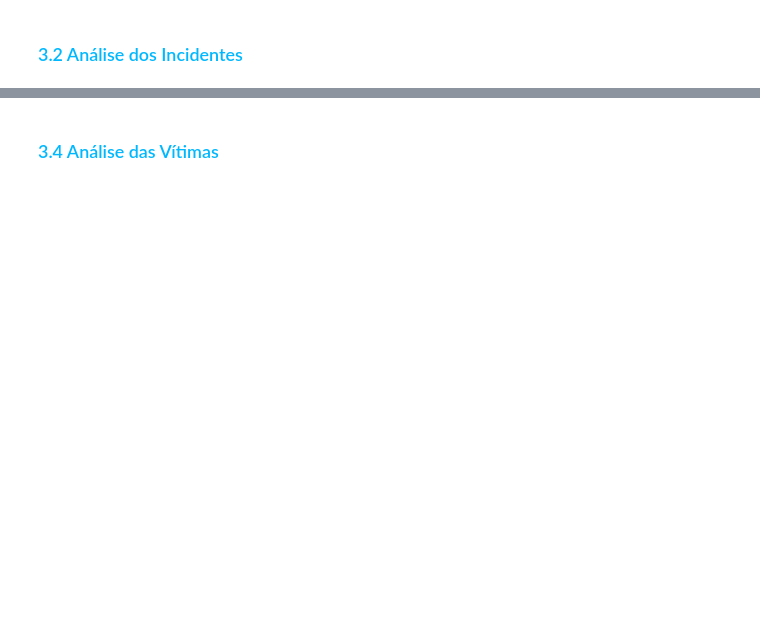
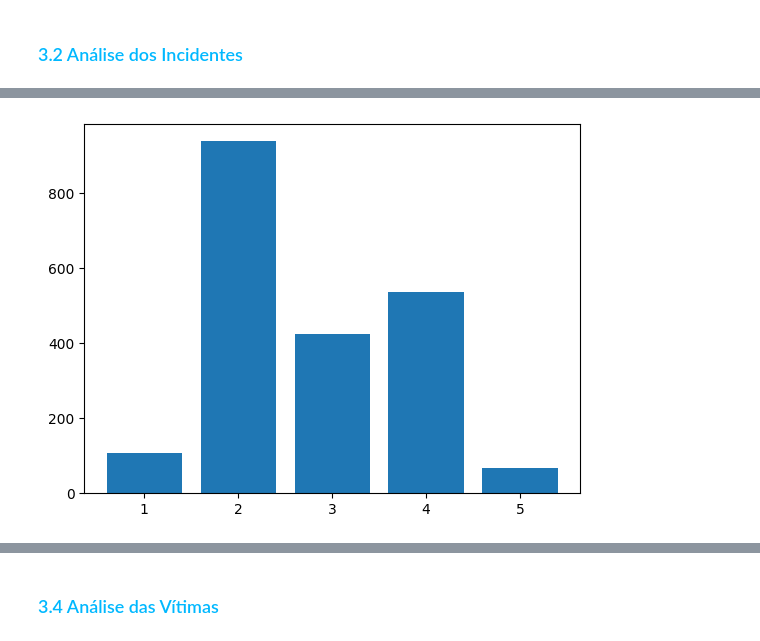
Before and after one commit to theBlueNautilus/gunviolence, a Jupyter notebook: Violência_Escolar.ipynb, the cells around one changed output, grey strips where cells are left out. Cells and saved outputs as stored; diff of their text form; code cells hidden in the pictures; blank space fills up the shorter version.

```diff
--- a/Violência_Escolar.ipynb
+++ b/Violência_Escolar.ipynb
@@ -38,7 +39,7 @@ import pandas as pd
 # %%
-# Importando 4 abas do arquivo
+# Importando 4 abas do arquivo de excel
 
-df_incid = pd.read_excel("https://github.com/mariliabrito/gunviolence/blob/main/Public%20v3.1%20K-12%20School%20Shooting%20Database.xlsx?raw=true", sheet_name=1)
-df_shoot = pd.read_excel("https://github.com/mariliabrito/gunviolence/blob/main/Public%20v3.1%20K-12%20School%20Shooting%20Database.xlsx?raw=true", sheet_name=2)
-df_victm = pd.read_excel("https://github.com/mariliabrito/gunviolence/blob/main/Public%20v3.1%20K-12%20School%20Shooting%20Database.xlsx?raw=true", sheet_name=3)
-df_weapn = pd.read_excel("https://github.com/mariliabrito/gunviolence/blob/main/Public%20v3.1%20K-12%20School%20Shooting%20Database.xlsx?raw=true", sheet_name=4)
+df_incid = pd.read_excel("https://github.com/mariliabrito/gunviolence/blob/main/SSDB_Raw_Data_2022.xlsx?raw=true", sheet_name=1)
+df_shoot = pd.read_excel("https://github.com/mariliabrito/gunviolence/blob/main/SSDB_Raw_Data_2022.xlsx?raw=true", sheet_name=2)
+df_victm = pd.read_excel("https://github.com/mariliabrito/gunviolence/blob/main/SSDB_Raw_Data_2022.xlsx?raw=true", sheet_name=3)
+df_weapn = pd.read_excel("https://github.com/mariliabrito/gunviolence/blob/main/SSDB_Raw_Data_2022.xlsx?raw=true", sheet_name=4)
@@ -58,0 +100,7 @@ Realizar análise do dataset, mostrar série histórica, trazer visualizações,
+# %%
+df_incid['Reliability'].value_counts()
+confiabilidade = df_incid['Reliability'].value_counts()
+plt.bar(confiabilidade.index, confiabilidade.values)
+plt.show()
+# %% [output]
+[figure, added]
```
Also changed, not shown: parts of 15 cells of this notebook.
